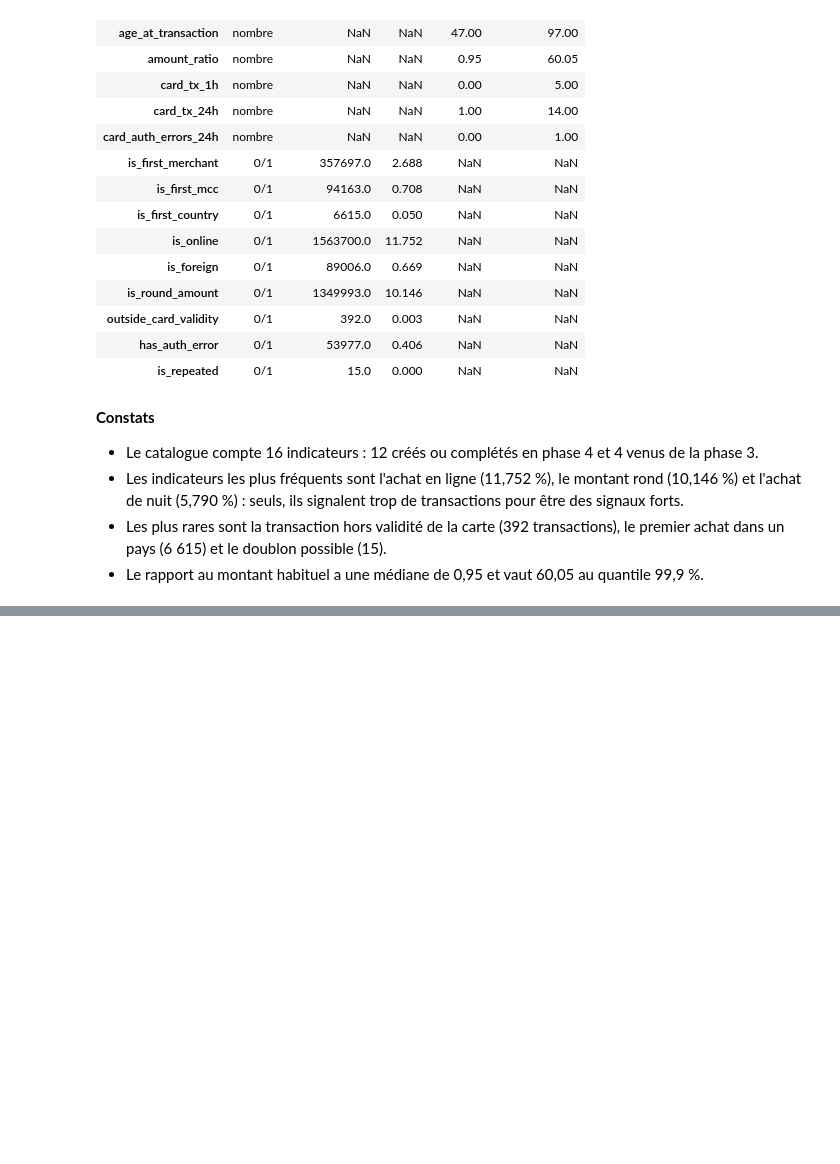
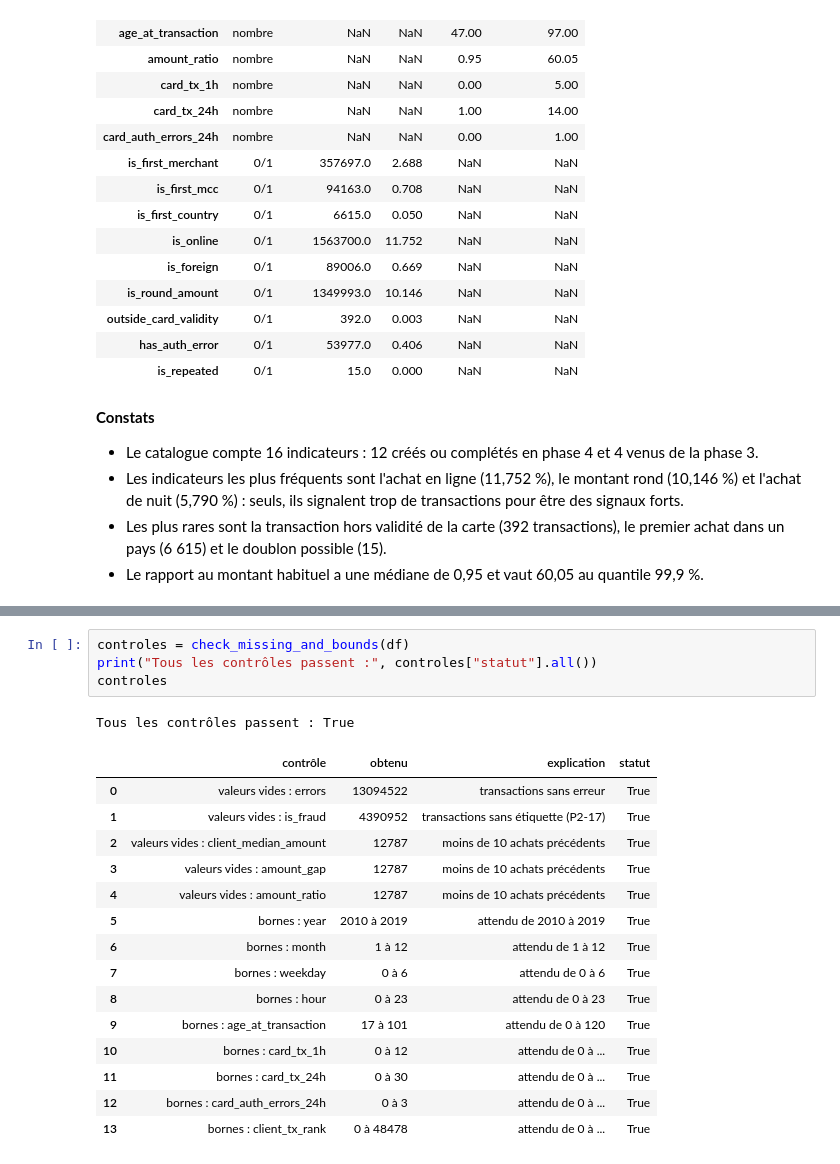
Before and after one commit to gorfanalyst-hue/projet5-fraude-bancaire, a Jupyter notebook: notebooks/04_table_analyse.ipynb, the cells around one changed output, grey strips where cells are left out. Drawn from its saved outputs; the diff is of its cells as text; blank space fills up the shorter version.

Commit message:
P4-10: contrôler et enregistrer la table d'analyse

```diff
--- a/notebooks/04_table_analyse.ipynb
+++ b/notebooks/04_table_analyse.ipynb
@@ -450,0 +457,21 @@ describe_indicators(df)
+# %%
+controles = check_missing_and_bounds(df)
+print("Tous les contrôles passent :", controles["statut"].all())
+controles
+# %% [output]
+Tous les contrôles passent : True
+|  | contrôle | obtenu | explication | statut |
+| 0 | valeurs vides : errors | 13094522 | transactions sans erreur | True |
+| 1 | valeurs vides : is_fraud | 4390952 | transactions sans étiquette (P2-17) | True |
+| 2 | valeurs vides : client_median_amount | 12787 | moins de 10 achats précédents | True |
+| 3 | valeurs vides : amount_gap | 12787 | moins de 10 achats précédents | True |
+| 4 | valeurs vides : amount_ratio | 12787 | moins de 10 achats précédents | True |
+| 5 | bornes : year | 2010 à 2019 | attendu de 2010 à 2019 | True |
+| 6 | bornes : month | 1 à 12 | attendu de 1 à 12 | True |
+| 7 | bornes : weekday | 0 à 6 | attendu de 0 à 6 | True |
+| 8 | bornes : hour | 0 à 23 | attendu de 0 à 23 | True |
+| 9 | bornes : age_at_transaction | 17 à 101 | attendu de 0 à 120 | True |
+| 10 | bornes : card_tx_1h | 0 à 12 | attendu de 0 à ... | True |
+| 11 | bornes : card_tx_24h | 0 à 30 | attendu de 0 à ... | True |
+| 12 | bornes : card_auth_errors_24h | 0 à 3 | attendu de 0 à ... | True |
+| 13 | bornes : client_tx_rank | 0 à 48478 | attendu de 0 à ... | True |
```
Also changed, not shown: parts of 3 cells of this notebook, 2 other files.
